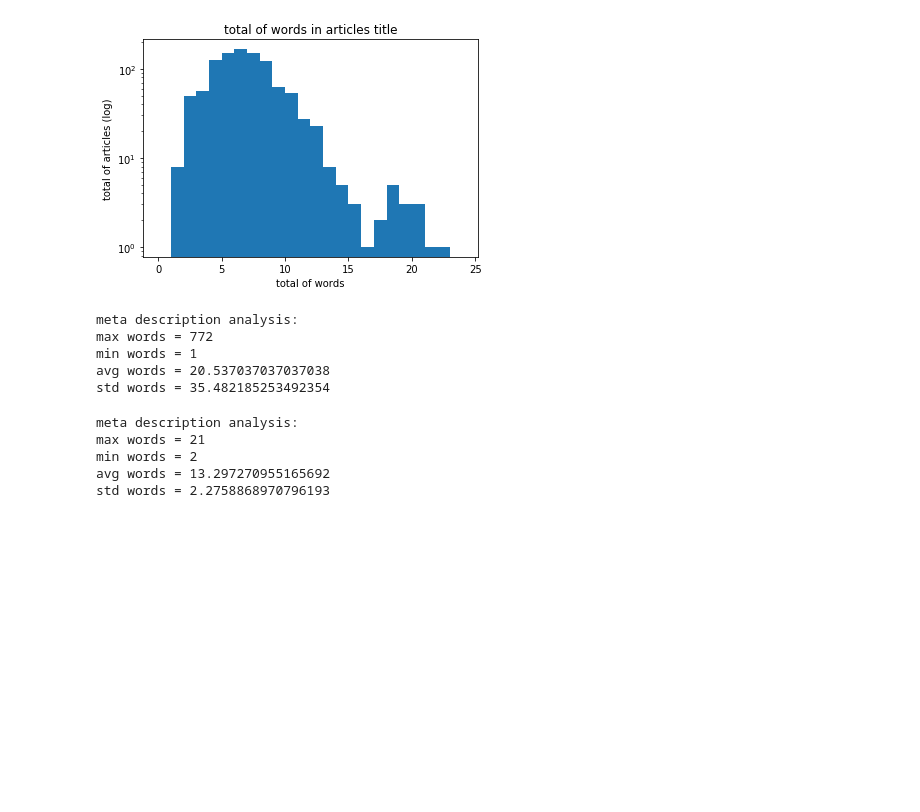
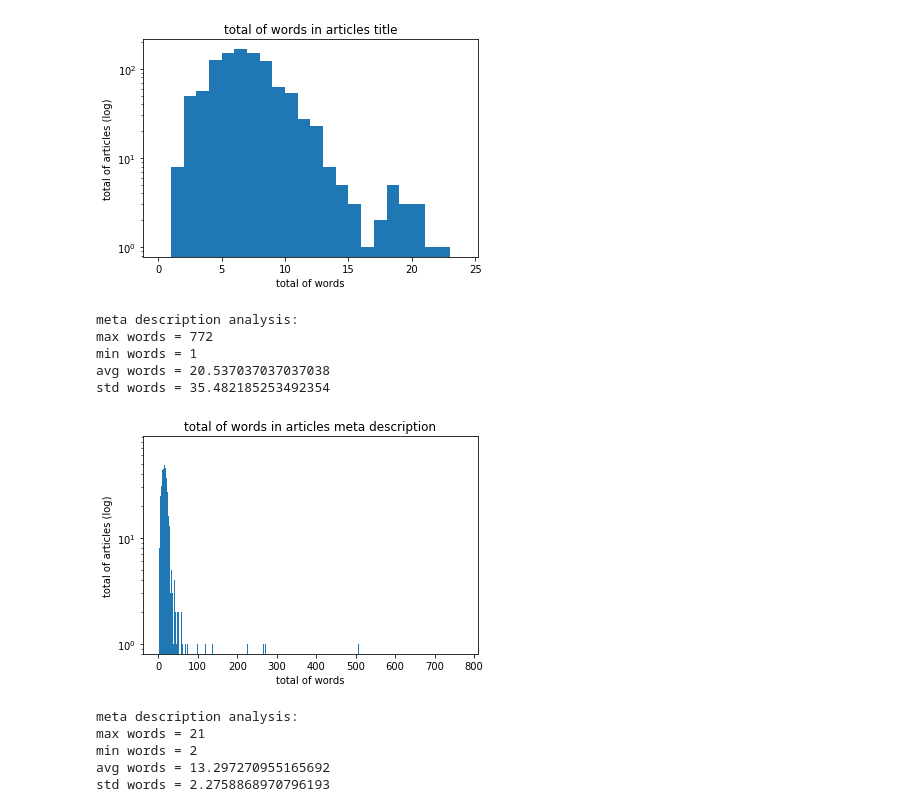
Before and after one commit to levysouza/PhD, a Jupyter notebook: data_analysis/article_analysis.ipynb, the cells around one changed output. Cells and saved outputs as stored; diff of their text form; code cells hidden in the pictures; blank space fills up the shorter version.

```diff
--- a/data_analysis/article_analysis.ipynb
+++ b/data_analysis/article_analysis.ipynb
@@ -290,12 +290,14 @@ min words = 1
 avg words = 20.537037037037038
 std words = 35.482185253492354
 # %%
-plt.hist(TEST_meta_description_lenght, range(0,2213))
+plt.hist(TEST_meta_description_lenght, range(0,772))
 plt.title('total of words in articles meta description')
 plt.xlabel('total of words')
 plt.ylabel('total of articles (log)')
 plt.yscale('log')
 plt.show()
+# %% [output]
+[figure, added]
 # %%
 print('keywords analysis:')
 print("max words = "+str(np.max(TEST_keywords_lenght)))
```
Also changed, not shown: parts of 1 cell of this notebook, 8 other files.
